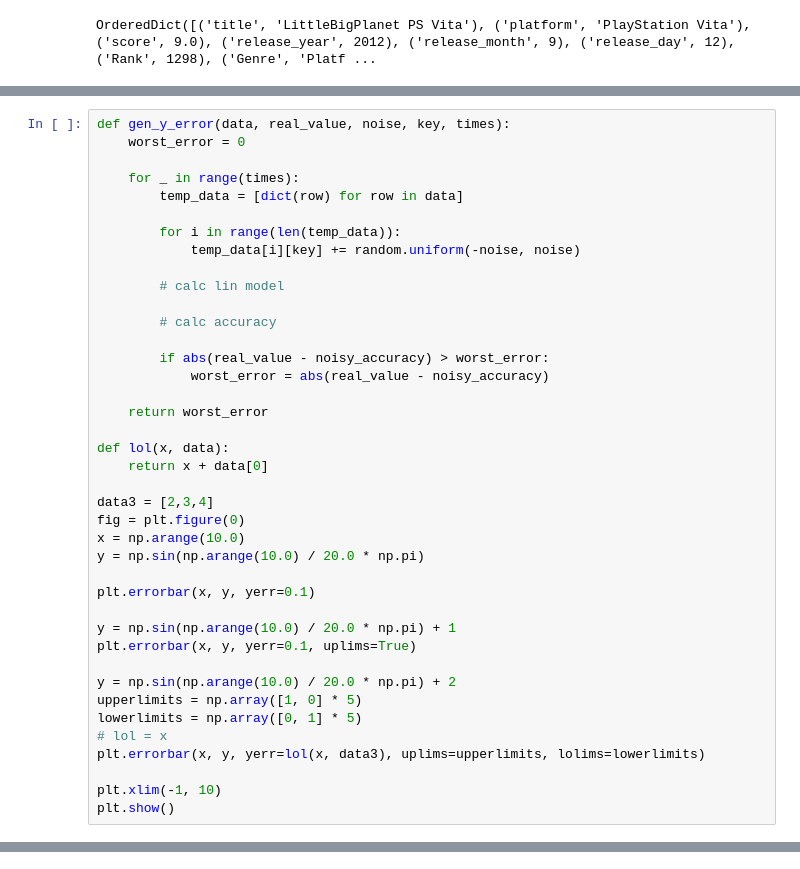
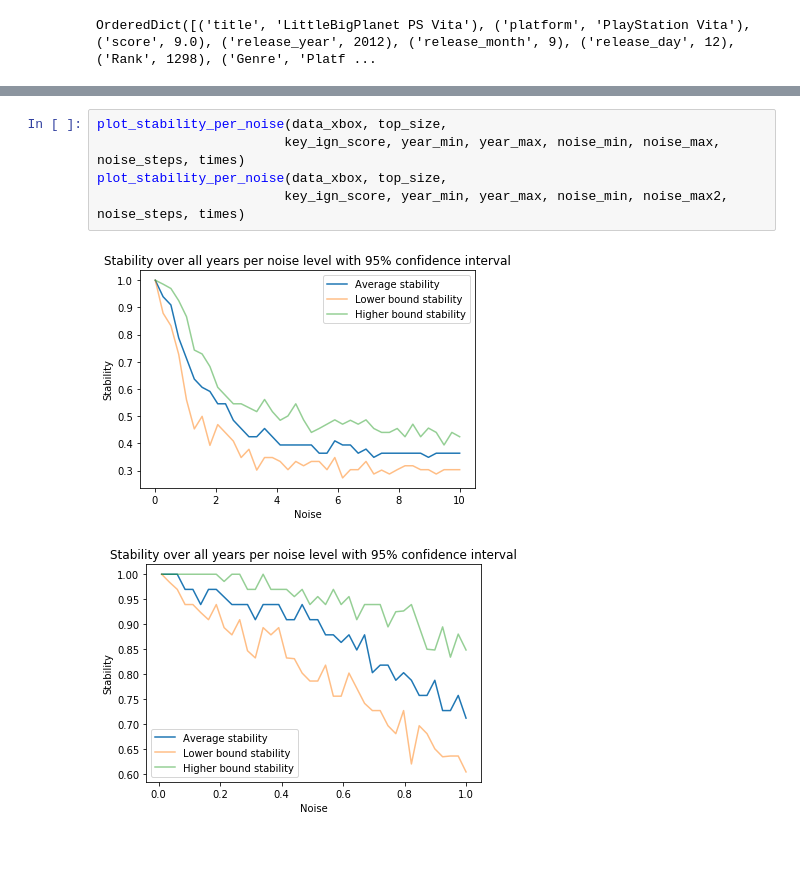
Before and after one commit to Archifer/SDA-Project, a Jupyter notebook: Score_noise.ipynb, the cells around one changed output, grey strips where cells are left out. Drawn from its saved outputs; the diff is of its cells as text.

Commit message:
added noise stability test

```diff
--- a/Score_noise.ipynb
+++ b/Score_noise.ipynb
@@ -79,40 +74,0 @@ OrderedDict([('title', 'LittleBigPlanet PS Vita'), ('platform', 'PlayStation Vit
-# %%
-def gen_y_error(data, real_value, noise, key, times):
-    worst_error = 0
-
-    for _ in range(times):
-        temp_data = [dict(row) for row in data]
-
-        for i in range(len(temp_data)):
-            temp_data[i][key] += random.uniform(-noise, noise)
-
-        # calc lin model
-
-        # calc accuracy
-
-        if abs(real_value - noisy_accuracy) > worst_error:
-            worst_error = abs(real_value - noisy_accuracy)
-
-    return worst_error
-
-def lol(x, data):
-    return x + data[0]
-
-data3 = [2,3,4]
-fig = plt.figure(0)
-x = np.arange(10.0)
-y = np.sin(np.arange(10.0) / 20.0 * np.pi)
-
-plt.errorbar(x, y, yerr=0.1)
-
-y = np.sin(np.arange(10.0) / 20.0 * np.pi) + 1
-plt.errorbar(x, y, yerr=0.1, uplims=True)
-
-y = np.sin(np.arange(10.0) / 20.0 * np.pi) + 2
-upperlimits = np.array([1, 0] * 5)
-lowerlimits = np.array([0, 1] * 5)
-# lol = x
-plt.errorbar(x, y, yerr=lol(x, data3), uplims=upperlimits, lolims=lowerlimits)
-
-plt.xlim(-1, 10)
-plt.show()
@@ -120,0 +279,8 @@ plt.show()
+# %%
+plot_stability_per_noise(data_xbox, top_size,
+                        key_ign_score, year_min, year_max, noise_min, noise_max, noise_steps, times)
+plot_stability_per_noise(data_xbox, top_size,
+                        key_ign_score, year_min, year_max, noise_min, noise_max2, noise_steps, times)
+# %% [output]
+[figure, added]
+[figure, added]
```
Also changed, not shown: parts of 8 cells of this notebook.
